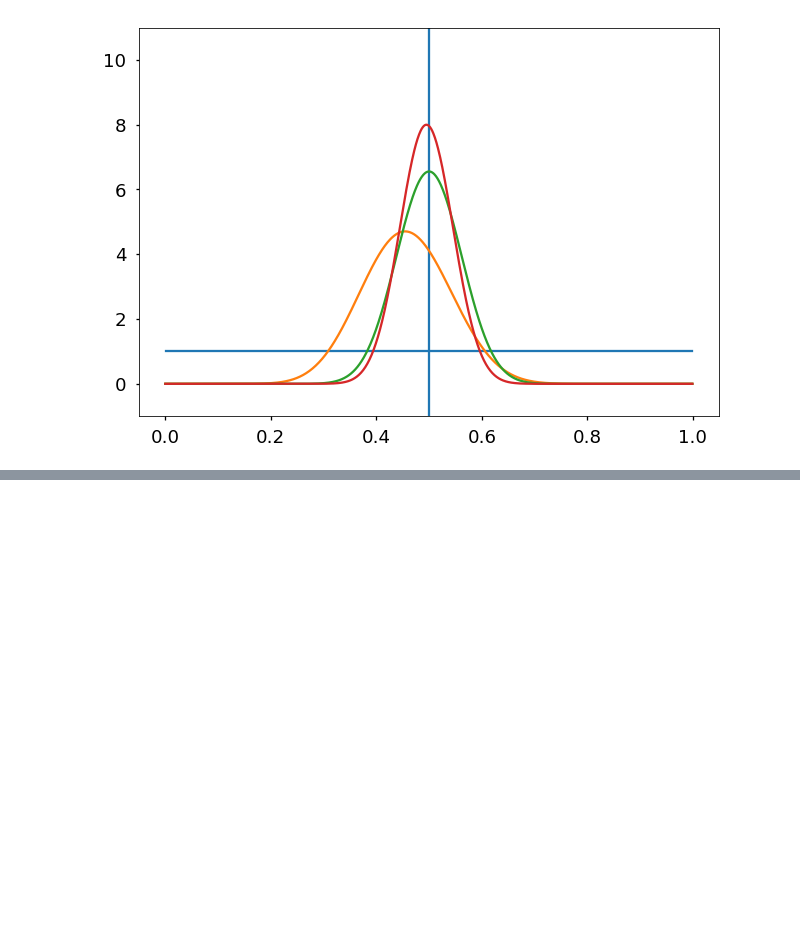
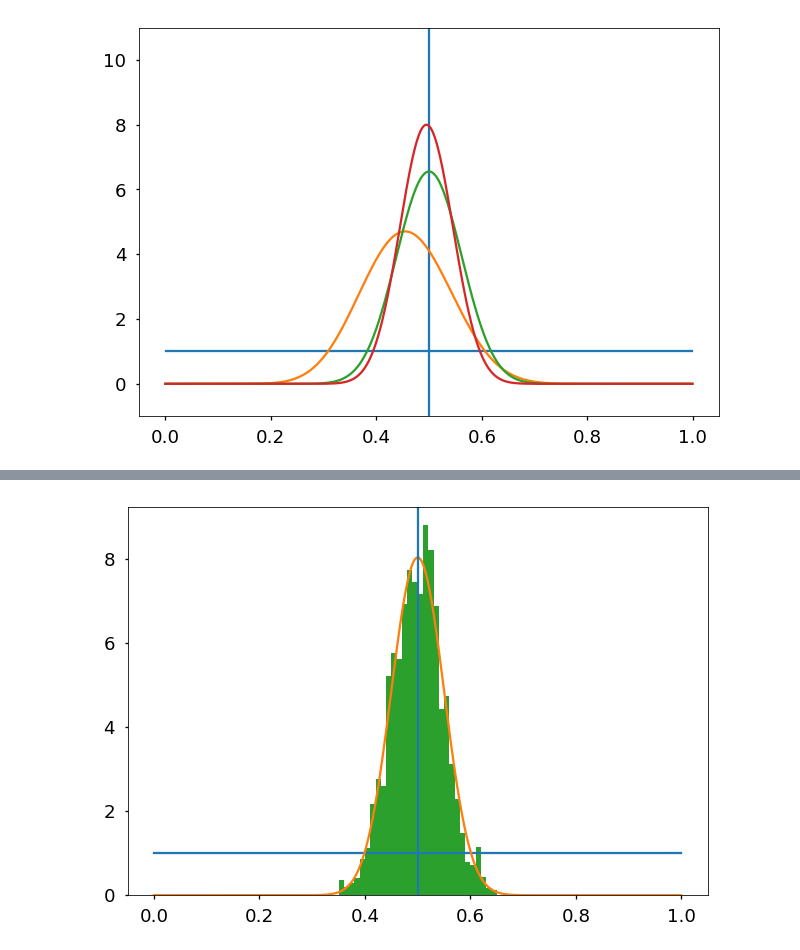
Before and after one commit to andybala/curiousily.github.com, a Jupyter notebook: notebooks/23.ml_basics_baysian_stats.ipynb, the cells around one changed output, grey strips where cells are left out. Saved outputs shown, nothing was run; the diff lists cells and outputs as text; code cells hidden in the pictures; blank space fills up the shorter version.

```diff
--- a/notebooks/23.ml_basics_baysian_stats.ipynb
+++ b/notebooks/23.ml_basics_baysian_stats.ipynb
@@ -292,0 +338,12 @@ go(pheads_prior, 33, c_train)
+# %%
+
+x = tf.range(0.0, 1.0, 0.001)
+plt.plot(*sess.run([x, pheads.prob(x)]));  # blue
+plt.plot(*sess.run([x, pheads_cond.prob(x)],  # green
+                   {c: c_train}));
+plt.hist(q_pheads.params.eval(),  # red
+         bins=100, range=(0.0, 1.0),
+         normed=True);
+plt.axvline(x=pheads_true);  # blue
+# %% [output]
+[figure, added]
```
Also changed, not shown: parts of 6 cells of this notebook, 1 other file.
